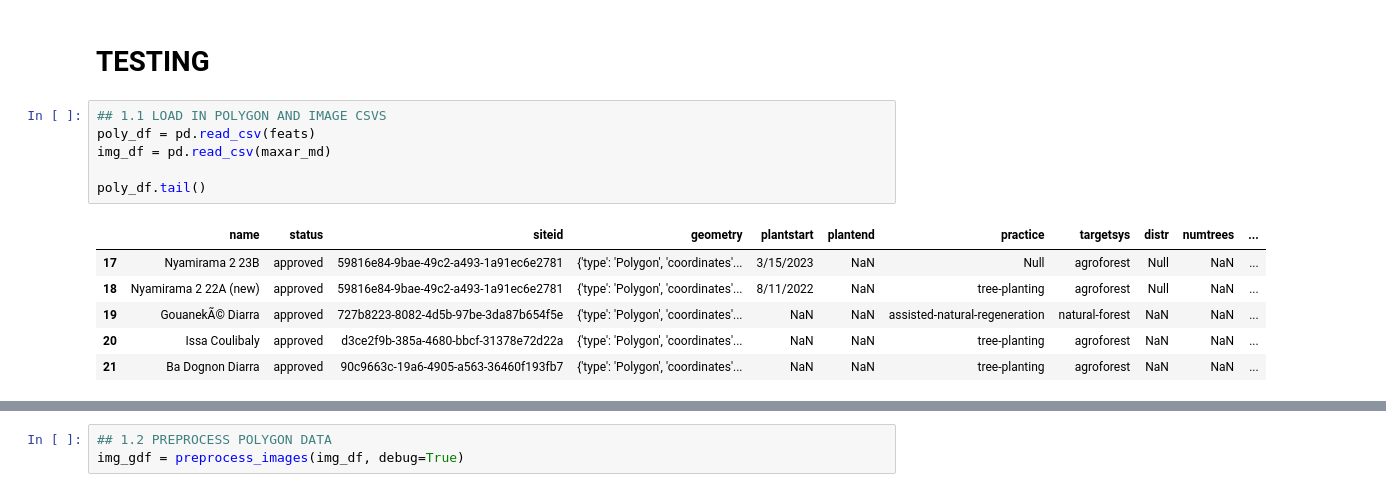
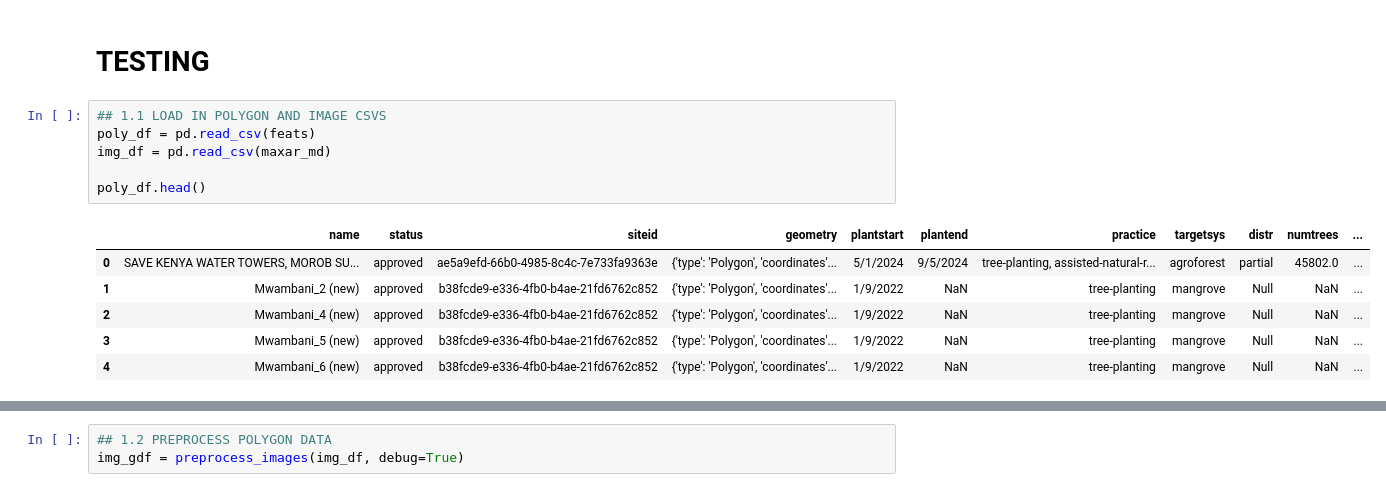
Before and after one commit to wri/decision-tree, a Jupyter notebook: notebooks/maxar_img_avail_SCRATCH_NEW.ipynb, the cells around one changed output, grey strips where cells are left out. Cells and saved outputs as stored; diff of their text form.

```diff
--- a/notebooks/maxar_img_avail_SCRATCH_NEW.ipynb
+++ b/notebooks/maxar_img_avail_SCRATCH_NEW.ipynb
@@ -478,16 +515,16 @@ Goal: save results for review
 # %%
 ## 1.1 LOAD IN POLYGON AND IMAGE CSVS
 poly_df = pd.read_csv(feats)
 img_df = pd.read_csv(maxar_md)
 
-poly_df.tail()
+poly_df.head()
 # %% [output]
 |  | name | status | siteid | geometry | plantstart | plantend | practice | targetsys | distr | numtrees | ... |
-| 17 | Nyamirama 2 23B | approved | 59816e84-9bae-49c2-a493-1a91ec6e2781 | {'type': 'Polygon', 'coordinates'... | 3/15/2023 | NaN | Null | agroforest | Null | NaN | ... |
-| 18 | Nyamirama 2 22A (new) | approved | 59816e84-9bae-49c2-a493-1a91ec6e2781 | {'type': 'Polygon', 'coordinates'... | 8/11/2022 | NaN | tree-planting | agroforest | Null | NaN | ... |
-| 19 | GouanekÃ© Diarra | approved | 727b8223-8082-4d5b-97be-3da87b654f5e | {'type': 'Polygon', 'coordinates'... | NaN | NaN | assisted-natural-regeneration | natural-forest | NaN | NaN | ... |
-| 20 | Issa Coulibaly | approved | d3ce2f9b-385a-4680-bbcf-31378e72d22a | {'type': 'Polygon', 'coordinates'... | NaN | NaN | tree-planting | agroforest | NaN | NaN | ... |
-| 21 | Ba Dognon Diarra | approved | 90c9663c-19a6-4905-a563-36460f193fb7 | {'type': 'Polygon', 'coordinates'... | NaN | NaN | tree-planting | agroforest | NaN | NaN | ... |
+| 0 | SAVE KENYA WATER TOWERS, MOROB SU... | approved | ae5a9efd-66b0-4985-8c4c-7e733fa9363e | {'type': 'Polygon', 'coordinates'... | 5/1/2024 | 9/5/2024 | tree-planting, assisted-natural-r... | agroforest | partial | 45802.0 | ... |
+| 1 | Mwambani_2 (new) | approved | b38fcde9-e336-4fb0-b4ae-21fd6762c852 | {'type': 'Polygon', 'coordinates'... | 1/9/2022 | NaN | tree-planting | mangrove | Null | NaN | ... |
+| 2 | Mwambani_4 (new) | approved | b38fcde9-e336-4fb0-b4ae-21fd6762c852 | {'type': 'Polygon', 'coordinates'... | 1/9/2022 | NaN | tree-planting | mangrove | Null | NaN | ... |
+| 3 | Mwambani_5 (new) | approved | b38fcde9-e336-4fb0-b4ae-21fd6762c852 | {'type': 'Polygon', 'coordinates'... | 1/9/2022 | NaN | tree-planting | mangrove | Null | NaN | ... |
+| 4 | Mwambani_6 (new) | approved | b38fcde9-e336-4fb0-b4ae-21fd6762c852 | {'type': 'Polygon', 'coordinates'... | 1/9/2022 | NaN | tree-planting | mangrove | Null | NaN | ... |
 # %%
 ## 1.2 PREPROCESS POLYGON DATA
 poly_gdf = preprocess_polygons(poly_df, debug=True)
```
Also changed, not shown: parts of 15 cells of this notebook.
